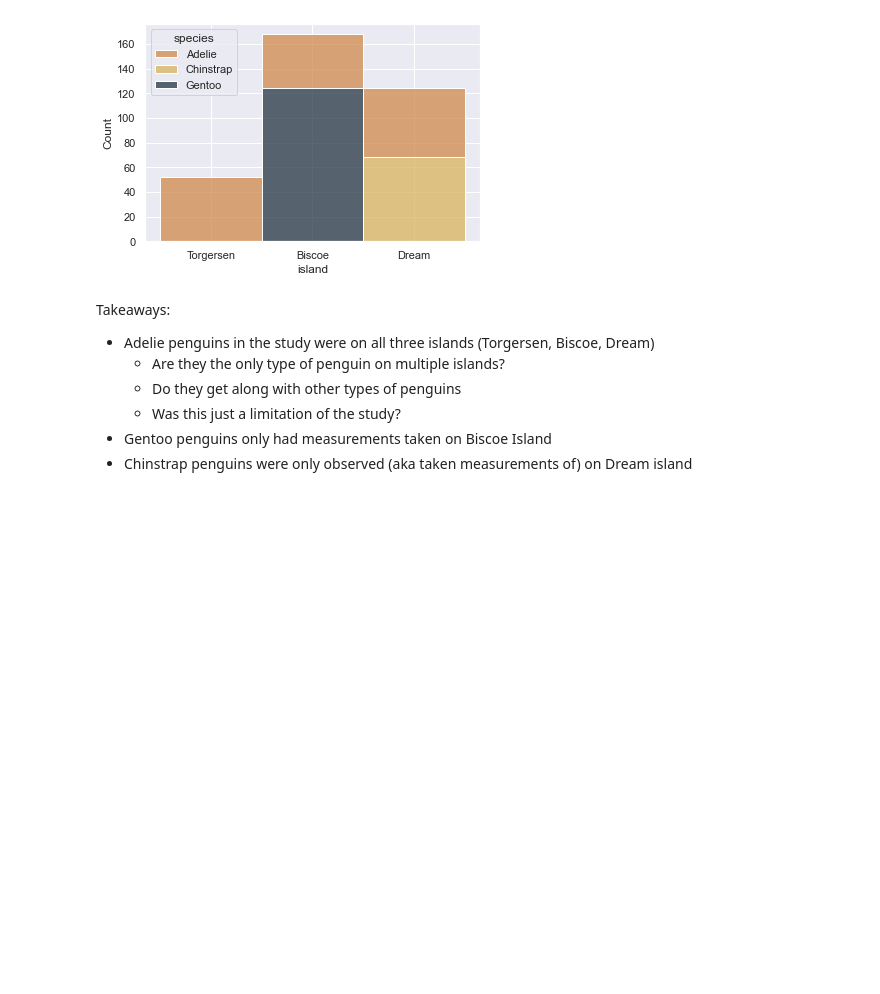
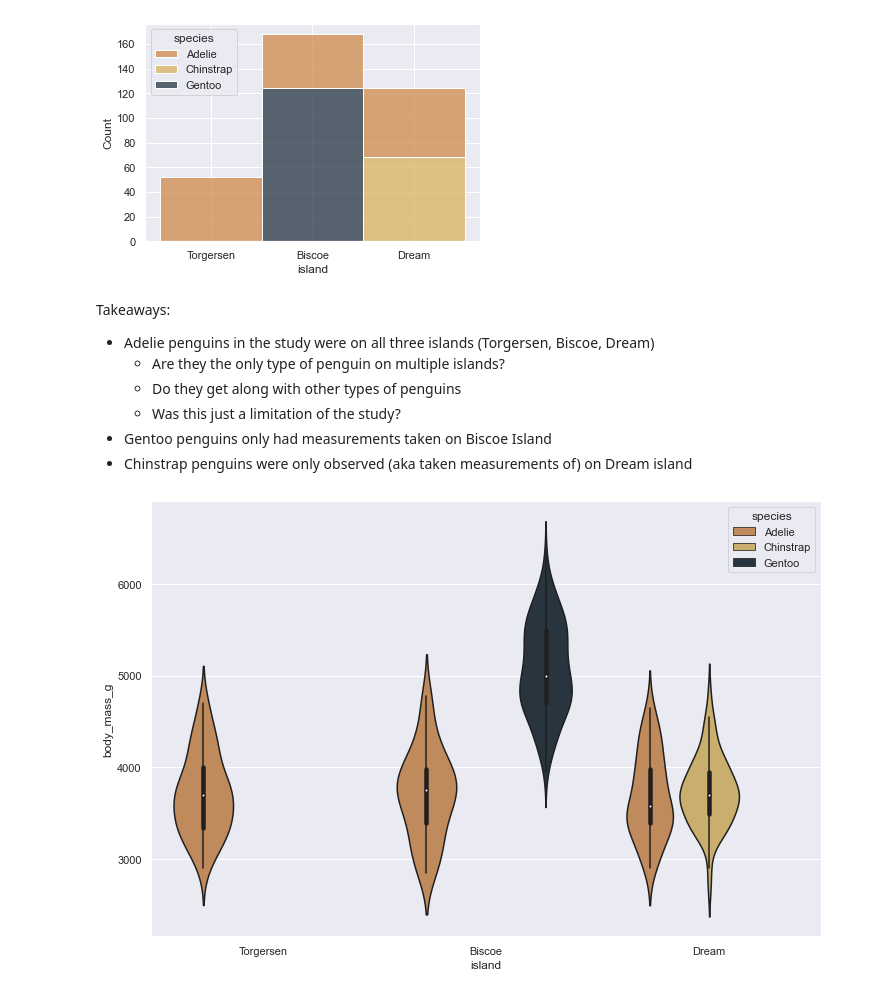
Before and after one commit to HeatherOrtegaMcMillan/numpy-pandas-visualization-exercises, a Jupyter notebook: extra_seaborn_practice.ipynb, the cells around one changed output. Drawn from its saved outputs; the diff is of its cells as text; code cells hidden in the pictures; blank space fills up the shorter version.

Commit message:
more penguin exploring

```diff
--- a/extra_seaborn_practice.ipynb
+++ b/extra_seaborn_practice.ipynb
@@ -187,3 +187,10 @@ Takeaways:
     - Was this just a limitation of the study?
 - Gentoo penguins only had measurements taken on Biscoe Island
 - Chinstrap penguins were only observed (aka taken measurements of) on Dream island
+# %%
+# violin plot of breakdown of penguin type by island, Island doesnt seem to have an impact on the size of the penguin
+plt.figure(figsize = (12, 8))
+sns.violinplot(data = penguins, hue = 'species', x = 'island', y = 'body_mass_g')
+plt.show()
+# %% [output]
+[figure, added]
```
Also changed, not shown: parts of 7 cells of this notebook.
